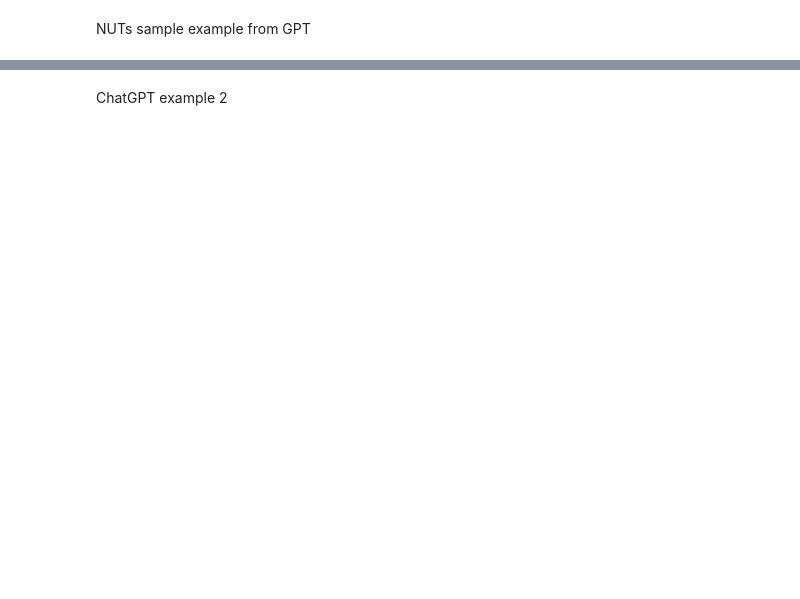
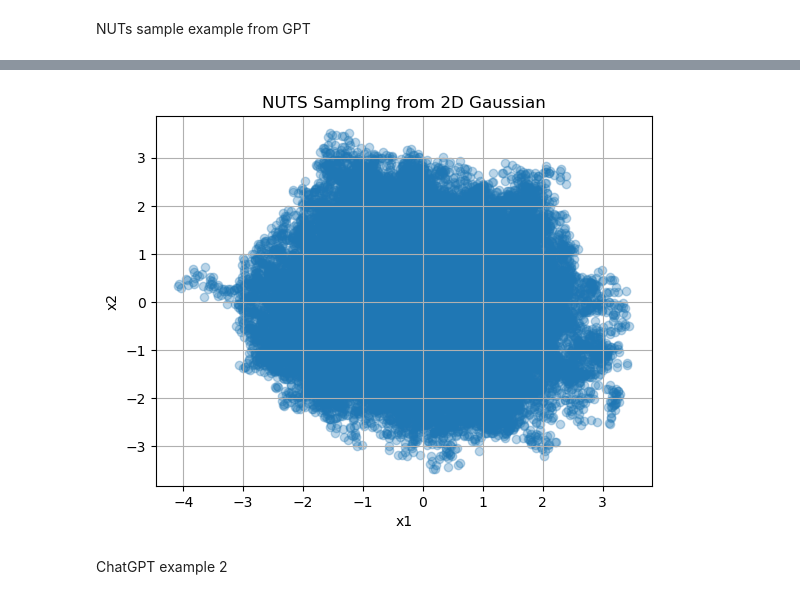
Before and after one commit to Gayara-Fernando/Bayes_computations, a Jupyter notebook: NUTs_sampler.ipynb, the cells around one changed output, grey strips where cells are left out. Cells and saved outputs as stored; diff of their text form; code cells hidden in the pictures; blank space fills up the shorter version.

```diff
--- a/NUTs_sampler.ipynb
+++ b/NUTs_sampler.ipynb
@@ -160,0 +173,98 @@ UnboundLocalError: cannot access local variable 'n_left' where it is not associa
+# %%
+import numpy as np
+
+# Log probability function: 2D Gaussian (mean = (0, 0), covariance = [[1, 0], [0, 1]])
+def log_prob(x):
+    return -0.5 * np.sum(x**2)  # standard bivariate normal: log(P(x)) = -(x1^2 + x2^2) / 2
+
+# Gradient of log probability function
+def grad_log_prob(x):
+    return -x  # derivative of log_prob w.r.t. x1 and x2
+
+# Leapfrog integrator (Hamiltonian dynamics in 2D)
+def leapfrog(x, p, step_size, grad):
+    p_half = p + 0.5 * step_size * grad(x)  # Half step for momentum
+    x_new = x + step_size * p_half  # Full step for position
+    p_new = p_half +0.5 * step_size * grad(x_new)  # Another half step for momentum
+    return x_new, p_new
+
+# Hamiltonian (energy) function: H = - log(P(x)) + kinetic energy
+def hamiltonian(x, p):
+    return -log_prob(x) + 0.5 * np.sum(p**2)  # Potential + Kinetic Energy
+
+# Recursively build trajectory and check for U-turns
+def build_tree(x, p, grad, step_size, direction, depth, x0, p0, u, log_u, max_depth):
+    if depth == 0:
+        # Base case: take a single leapfrog step
+        x_new, p_new = leapfrog(x, p, direction * step_size, grad)
+        h_new = hamiltonian(x_new, p_new)
+        accept_prob = np.exp(log_u - h_new)
+        return x_new, p_new, x_new, p_new, x_new, accept_prob, 1, (log_u <= h_new)
+
+    else:
+        # Recursively build the left and right subtrees
+        x_left, p_left, x_right, p_right, x_new, accept_prob, n_new, stop = build_tree(
+            x, p, grad, step_size, direction, depth - 1, x0, p0, u, log_u, max_depth
+        )
+        if not stop:
+            x_right, p_right, x_new, accept_prob, n_right, stop_right = build_tree(
+                x_right, p_right, grad, step_size, direction, depth - 1, x0, p0, u, log_u, max_depth
+            )
+            n_new += n_right
+            accept_prob = min(1, accept_prob + (1 - stop_right))
+
+        stop = stop or (np.dot(x_right - x_left, p_right) < 0)  # U-turn condition
+
+        return x_left, p_left, x_right, p_right, x_new, accept_prob, n_new, stop
+
+# NUTS sampling algorithm
+def nuts_sampler(log_prob, grad_log_prob, num_samples, step_size, max_depth=10):
+    samples = []
+    x = np.random.randn(2)  # Start from random initial position in 2D
+    for i in range(num_samples):
+        p0 = np.random.randn(2)  # Sample 2D momentum from standard normal distribution
+        u = np.random.uniform(0, np.exp(-hamiltonian(x, p0)))  # Slice variable u
+        log_u = np.log(u)
+        x_left, p_left, x_right, p_right = x, p0, x, p0
+        x_new, accept_prob, n = x, 0, 1  # Track acceptance and sample counts
+        depth = 0
+        stop = False
+
+        while depth < max_depth and not stop:
+            direction = np.random.choice([-1, 1])  # Randomly choose direction (-1 or 1)
+            if direction == -1:
+                x_left, p_left, _, _, x_new, accept_prob, n_new, stop = build_tree(
+                    x_left, p_left, grad_log_prob, step_size, direction, depth, x, p0, u, log_u, max_depth
+                )
+            else:
+                _, _, x_right, p_right, x_new, accept_prob, n_new, stop = build_tree(
+                    x_right, p_right, grad_log_prob, step_size, direction, depth, x, p0, u, log_u, max_depth
+                )
+            n += n_new
+            depth += 1
+
+        samples.append(x_new)  # Save the sample
+        x = x_new  # Update position for the next iteration
+
+    return np.array(samples)
+
+# Parameters
+num_samples = 100000
+step_size = 0.1
+
+# Sample using NUTS
+samples = nuts_sampler(log_prob, grad_log_prob, num_samples, step_size)
+
+# Print some results
+print("Mean of samples:", np.mean(samples, axis=0))
+print("Covariance of samples:", np.cov(samples.T))
+
+# Optional: Plot the distribution of samples
+import matplotlib.pyplot as plt
+plt.scatter(samples[:, 0], samples[:, 1], alpha=0.3)
+plt.title("NUTS Sampling from 2D Gaussian")
+plt.xlabel("x1")
+plt.ylabel("x2")
+plt.grid(True)
+plt.show()
+# %% [output]
@@ -161,3 +274,4 @@ UnboundLocalError: cannot access local variable 'n_left' where it is not associa
+[figure, added]
 # %% [markdown]
 ChatGPT example 2
 # %%
```
Also changed, not shown: parts of 16 cells of this notebook.
